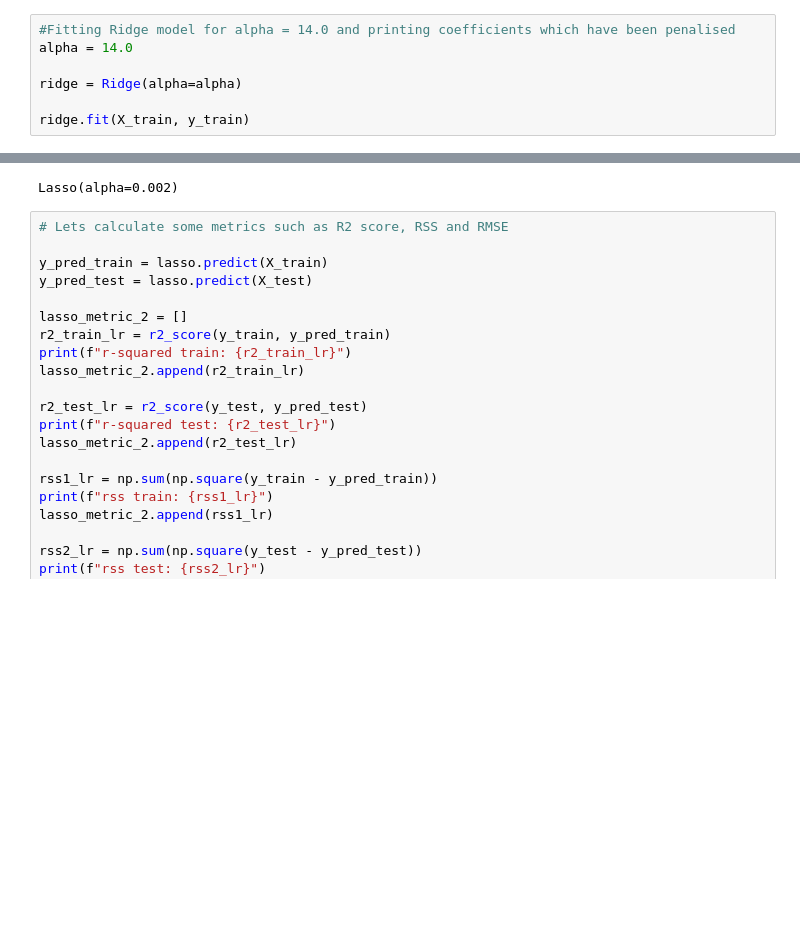
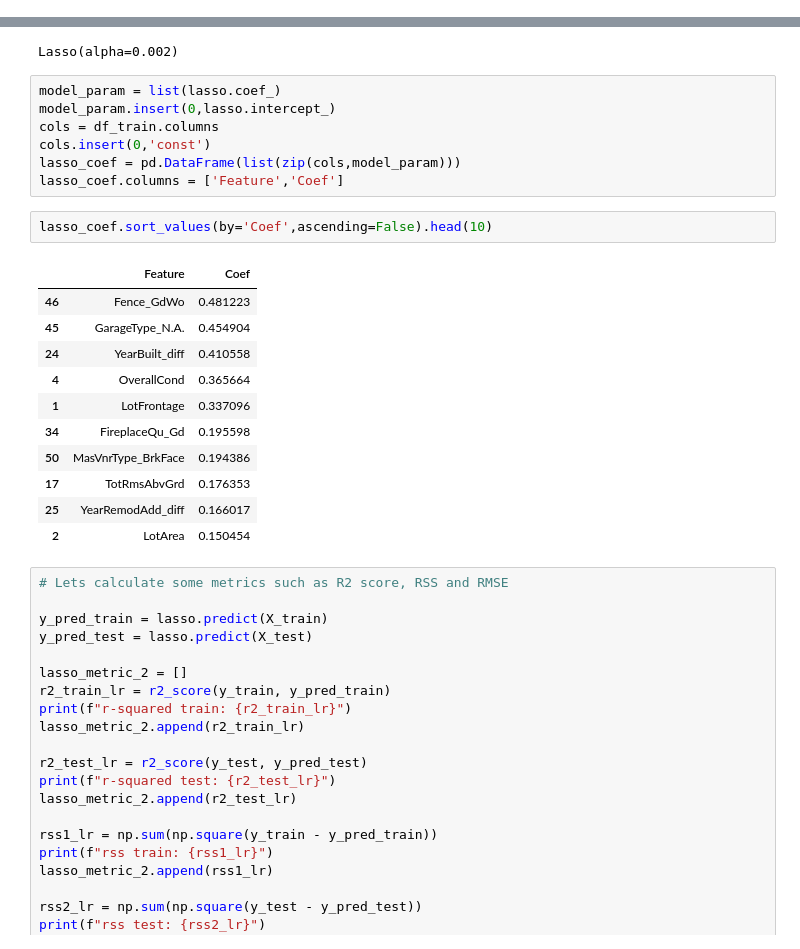
Before and after one commit to rahul2july/housingpriceprediction, a Jupyter notebook: Housing_Price_Prediction.ipynb, the cells around one changed output, grey strips where cells are left out. Cells and saved outputs as stored; diff of their text form; blank space fills up the shorter version.

Commit message:
Changes for model selection and subjective questions

```diff
--- a/Housing_Price_Prediction.ipynb
+++ b/Housing_Price_Prediction.ipynb
@@ -1462,9 +1489,2 @@ GridSearchCV(cv=5, estimator=Ridge(alpha=7.0), param_grid={'alpha': [14.0]},
              return_train_score=True, scoring='neg_mean_absolute_error',
              verbose=1)
-# %%
-#Fitting Ridge model for alpha = 14.0 and printing coefficients which have been penalised
-alpha = 14.0
-
-ridge = Ridge(alpha=alpha)
-
-ridge.fit(X_train, y_train)
@@ -1540,6 +1558,27 @@ lasso = Lasso(alpha=alpha)
 lasso.fit(X_train, y_train)
 # %% [output]
 Lasso(alpha=0.002)
+# %%
+model_param = list(lasso.coef_)
+model_param.insert(0,lasso.intercept_)
+cols = df_train.columns
+cols.insert(0,'const')
+lasso_coef = pd.DataFrame(list(zip(cols,model_param)))
+lasso_coef.columns = ['Feature','Coef']
+# %%
+lasso_coef.sort_values(by='Coef',ascending=False).head(10)
+# %% [output]
+|  | Feature | Coef |
+| 46 | Fence_GdWo | 0.481223 |
+| 45 | GarageType_N.A. | 0.454904 |
+| 24 | YearBuilt_diff | 0.410558 |
+| 4 | OverallCond | 0.365664 |
+| 1 | LotFrontage | 0.337096 |
+| 34 | FireplaceQu_Gd | 0.195598 |
+| 50 | MasVnrType_BrkFace | 0.194386 |
+| 17 | TotRmsAbvGrd | 0.176353 |
+| 25 | YearRemodAdd_diff | 0.166017 |
+| 2 | LotArea | 0.150454 |
 # %%
 # Lets calculate some metrics such as R2 score, RSS and RMSE
 
```
Also changed, not shown: parts of 8 cells of this notebook, 1 other file.
